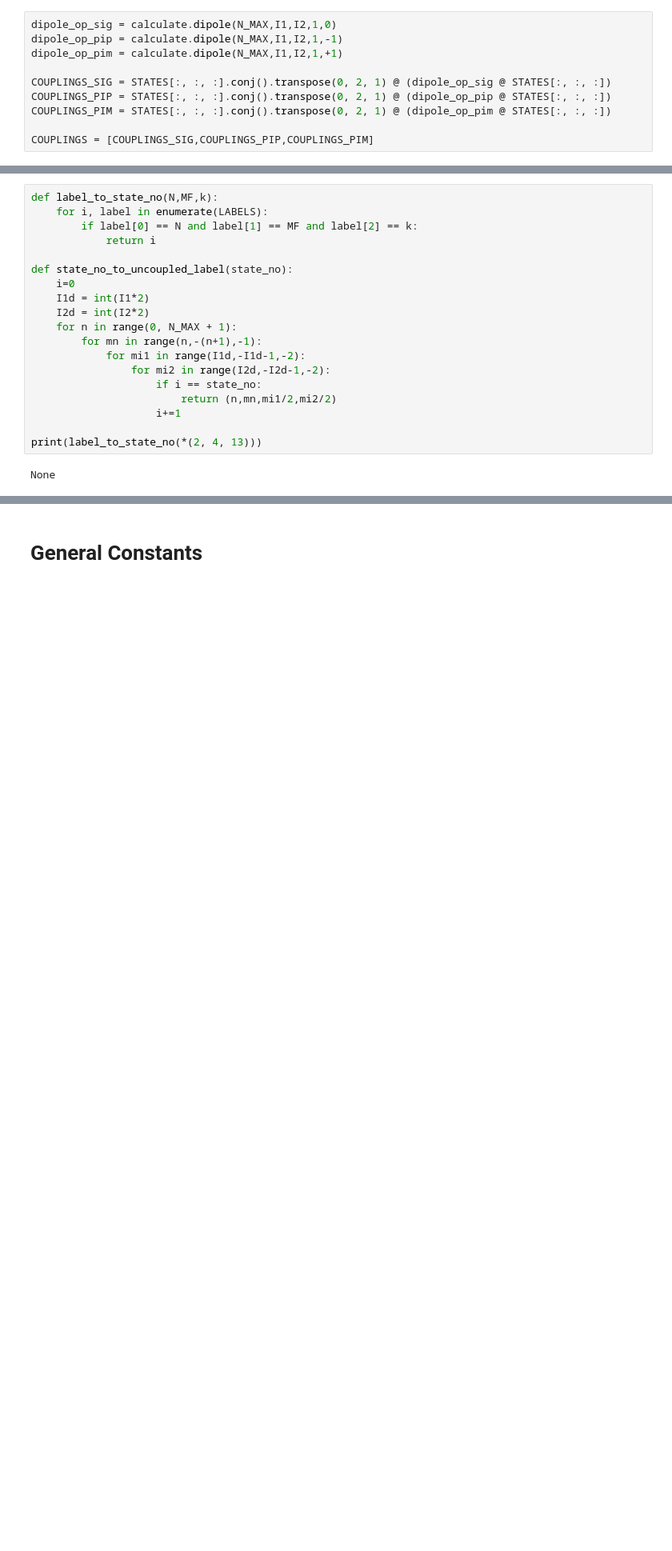
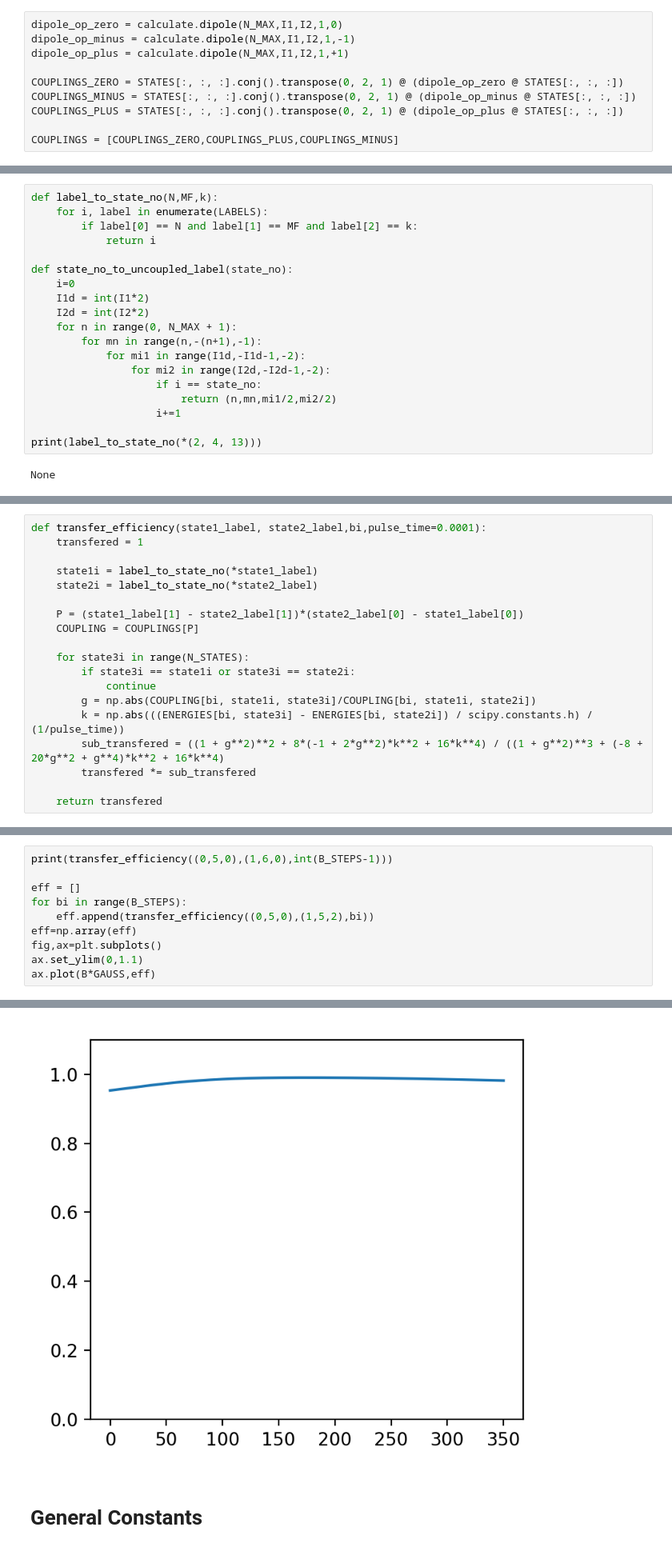
Before and after one commit to tomhepz/MolecularEnergyLevels, a Jupyter notebook: notebooks/diatom-coincidences.ipynb, the cells around one changed output, grey strips where cells are left out. Shown at 80% size. Cells and saved outputs as stored; diff of their text form; blank space fills up the shorter version.

```diff
--- a/notebooks/diatom-coincidences.ipynb
+++ b/notebooks/diatom-coincidences.ipynb
@@ -76,15 +76,15 @@ ENERGIES, STATES, LABELS = calculate.sort_by_state(ENERGIES_UNSORTED, STATES_UNS
 # %%
 MAGNETIC_MOMENTS = calculate.magnetic_moment(STATES, N_MAX, Rb87Cs133)
 # %%
-dipole_op_sig = calculate.dipole(N_MAX,I1,I2,1,0)
-dipole_op_pip = calculate.dipole(N_MAX,I1,I2,1,-1)
-dipole_op_pim = calculate.dipole(N_MAX,I1,I2,1,+1)
+dipole_op_zero = calculate.dipole(N_MAX,I1,I2,1,0)
+dipole_op_minus = calculate.dipole(N_MAX,I1,I2,1,-1)
+dipole_op_plus = calculate.dipole(N_MAX,I1,I2,1,+1)
 
-COUPLINGS_SIG = STATES[:, :, :].conj().transpose(0, 2, 1) @ (dipole_op_sig @ STATES[:, :, :])
-COUPLINGS_PIP = STATES[:, :, :].conj().transpose(0, 2, 1) @ (dipole_op_pip @ STATES[:, :, :])
-COUPLINGS_PIM = STATES[:, :, :].conj().transpose(0, 2, 1) @ (dipole_op_pim @ STATES[:, :, :])
+COUPLINGS_ZERO = STATES[:, :, :].conj().transpose(0, 2, 1) @ (dipole_op_zero @ STATES[:, :, :])
+COUPLINGS_MINUS = STATES[:, :, :].conj().transpose(0, 2, 1) @ (dipole_op_minus @ STATES[:, :, :])
+COUPLINGS_PLUS = STATES[:, :, :].conj().transpose(0, 2, 1) @ (dipole_op_plus @ STATES[:, :, :])
 
-COUPLINGS = [COUPLINGS_SIG,COUPLINGS_PIP,COUPLINGS_PIM]
+COUPLINGS = [COUPLINGS_ZERO,COUPLINGS_PLUS,COUPLINGS_MINUS]
 # %% [markdown]
 # Helper Functions
 # %%
@@ -110,0 +125,19 @@ None
+# %%
+def transfer_efficiency(state1_label, state2_label,bi,pulse_time=0.0001):
+    transfered = 1
+
+    state1i = label_to_state_no(*state1_label)
+    state2i = label_to_state_no(*state2_label)
+
+    P = (state1_label[1] - state2_label[1])*(state2_label[0] - state1_label[0])
+    COUPLING = COUPLINGS[P]
+
+    for state3i in range(N_STATES):
+        if state3i == state1i or state3i == state2i:
+            continue
+        g = np.abs(COUPLING[bi, state1i, state3i]/COUPLING[bi, state1i, state2i])
+        k = np.abs(((ENERGIES[bi, state3i] - ENERGIES[bi, state2i]) / scipy.constants.h) / (1/pulse_time))
+        sub_transfered = ((1 + g**2)**2 + 8*(-1 + 2*g**2)*k**2 + 16*k**4) / ((1 + g**2)**3 + (-8 + 20*g**2 + g**4)*k**2 + 16*k**4)
+        transfered *= sub_transfered
+
+    return transfered
@@ -110,0 +174,11 @@ None
+# %%
+print(transfer_efficiency((0,5,0),(1,6,0),int(B_STEPS-1)))
+
+eff = []
+for bi in range(B_STEPS):
+    eff.append(transfer_efficiency((0,5,0),(1,5,2),bi))
+eff=np.array(eff)
+fig,ax=plt.subplots()
+ax.set_ylim(0,1.1)
+ax.plot(B*GAUSS,eff)
+# %% [output]
@@ -111,3 +187,4 @@ None
+[figure, added]
 # %% [markdown]
 # General Constants
 # %%
```
Also changed, not shown: parts of 10 cells of this notebook, 10 other files.
